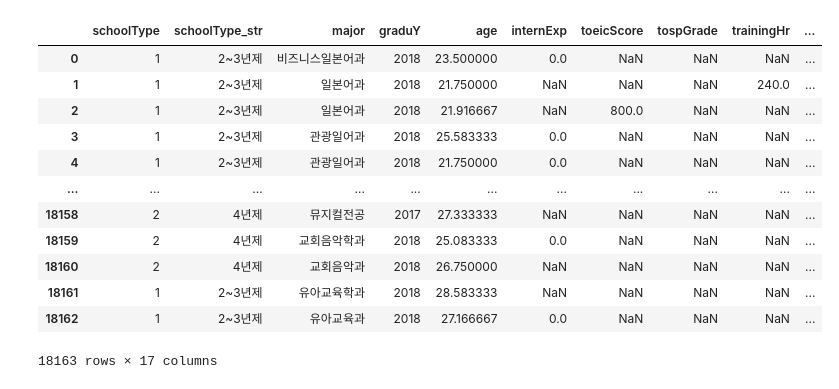
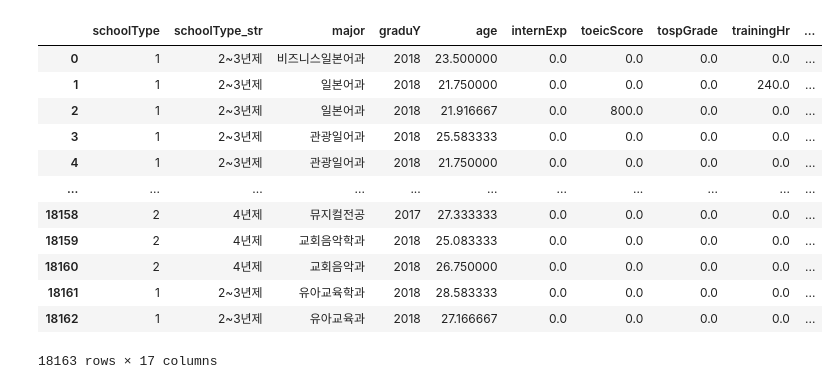
Before and after one commit to msio900/goms_dataset_analysis, a Jupyter notebook: goms_ml.ipynb, the cells around one changed output. Saved outputs shown, nothing was run; the diff lists cells and outputs as text; code cells hidden in the pictures.

```diff
--- a/goms_ml.ipynb
+++ b/goms_ml.ipynb
@@ -30,21 +13,19 @@ import xlrd
 # %%
 
 df = pd.read_excel('./goms_filtered_re.xlsx',engine='openpyxl')
-
-
-
+df = df.fillna(0)
 df
 # %% [output]
 |  | schoolType | schoolType_str | major | graduY | age | internExp | toeicScore | tospGrade | trainingHr | ... |
-| 0 | 1 | 2~3년제 | 비즈니스일본어과 | 2018 | 23.500000 | 0.0 | NaN | NaN | NaN | ... |
-| 1 | 1 | 2~3년제 | 일본어과 | 2018 | 21.750000 | NaN | NaN | NaN | 240.0 | ... |
-| 2 | 1 | 2~3년제 | 일본어과 | 2018 | 21.916667 | NaN | 800.0 | NaN | NaN | ... |
-| 3 | 1 | 2~3년제 | 관광일어과 | 2018 | 25.583333 | 0.0 | NaN | NaN | NaN | ... |
-| 4 | 1 | 2~3년제 | 관광일어과 | 2018 | 21.750000 | 0.0 | NaN | NaN | NaN | ... |
+| 0 | 1 | 2~3년제 | 비즈니스일본어과 | 2018 | 23.500000 | 0.0 | 0.0 | 0.0 | 0.0 | ... |
+| 1 | 1 | 2~3년제 | 일본어과 | 2018 | 21.750000 | 0.0 | 0.0 | 0.0 | 240.0 | ... |
+| 2 | 1 | 2~3년제 | 일본어과 | 2018 | 21.916667 | 0.0 | 800.0 | 0.0 | 0.0 | ... |
+| 3 | 1 | 2~3년제 | 관광일어과 | 2018 | 25.583333 | 0.0 | 0.0 | 0.0 | 0.0 | ... |
+| 4 | 1 | 2~3년제 | 관광일어과 | 2018 | 21.750000 | 0.0 | 0.0 | 0.0 | 0.0 | ... |
 | ... | ... | ... | ... | ... | ... | ... | ... | ... | ... | ... |
-| 18158 | 2 | 4년제 | 뮤지컬전공 | 2017 | 27.333333 | NaN | NaN | NaN | NaN | ... |
-| 18159 | 2 | 4년제 | 교회음악학과 | 2018 | 25.083333 | 0.0 | NaN | NaN | NaN | ... |
-| 18160 | 2 | 4년제 | 교회음악과 | 2018 | 26.750000 | NaN | NaN | NaN | NaN | ... |
-| 18161 | 1 | 2~3년제 | 유아교육학과 | 2018 | 28.583333 | NaN | NaN | NaN | NaN | ... |
-| 18162 | 1 | 2~3년제 | 유아교육과 | 2018 | 27.166667 | 0.0 | NaN | NaN | NaN | ... |
+| 18158 | 2 | 4년제 | 뮤지컬전공 | 2017 | 27.333333 | 0.0 | 0.0 | 0.0 | 0.0 | ... |
+| 18159 | 2 | 4년제 | 교회음악학과 | 2018 | 25.083333 | 0.0 | 0.0 | 0.0 | 0.0 | ... |
+| 18160 | 2 | 4년제 | 교회음악과 | 2018 | 26.750000 | 0.0 | 0.0 | 0.0 | 0.0 | ... |
+| 18161 | 1 | 2~3년제 | 유아교육학과 | 2018 | 28.583333 | 0.0 | 0.0 | 0.0 | 0.0 | ... |
+| 18162 | 1 | 2~3년제 | 유아교육과 | 2018 | 27.166667 | 0.0 | 0.0 | 0.0 | 0.0 | ... |
 18163 rows × 17 columns
```
Also changed, not shown: parts of 8 cells of this notebook.
